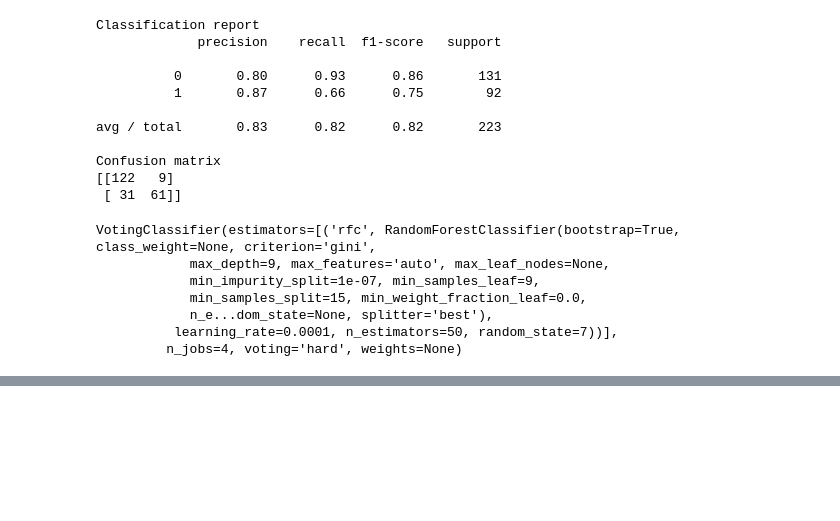
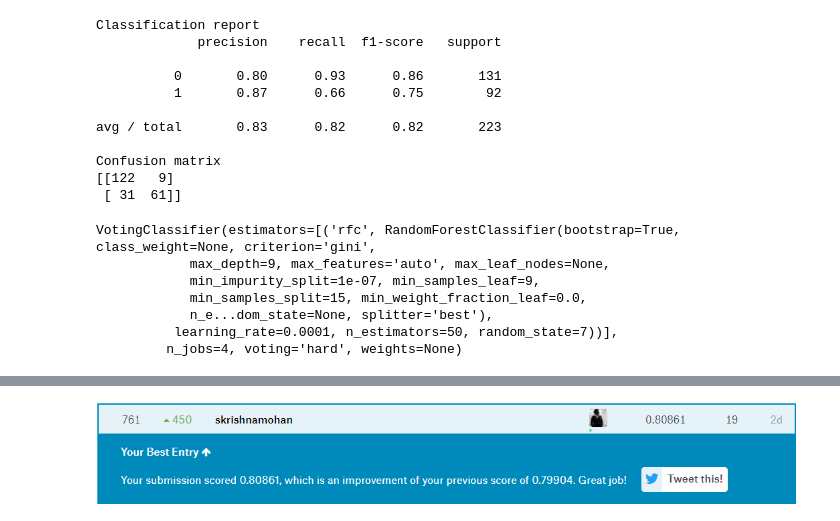
Before and after one commit to krishnamohan-seelam/MachineLearning_obsolete, a Jupyter notebook: classification/Titanic-VotingClassifier-BestFit.ipynb, the cells around one changed output, grey strips where cells are left out. Cells and saved outputs as stored; diff of their text form; code cells hidden in the pictures; blank space fills up the shorter version.

```diff
--- a/classification/Titanic-VotingClassifier-BestFit.ipynb
+++ b/classification/Titanic-VotingClassifier-BestFit.ipynb
@@ -1008,0 +1002,5 @@ submission.to_csv(filename, index=False)
+# %%
+from IPython.display import Image
+Image(filename='./img/Kaggle_Rank.png', width=700)
+# %% [output]
+[figure, added]
```
Also changed, not shown: parts of 2 cells of this notebook.
